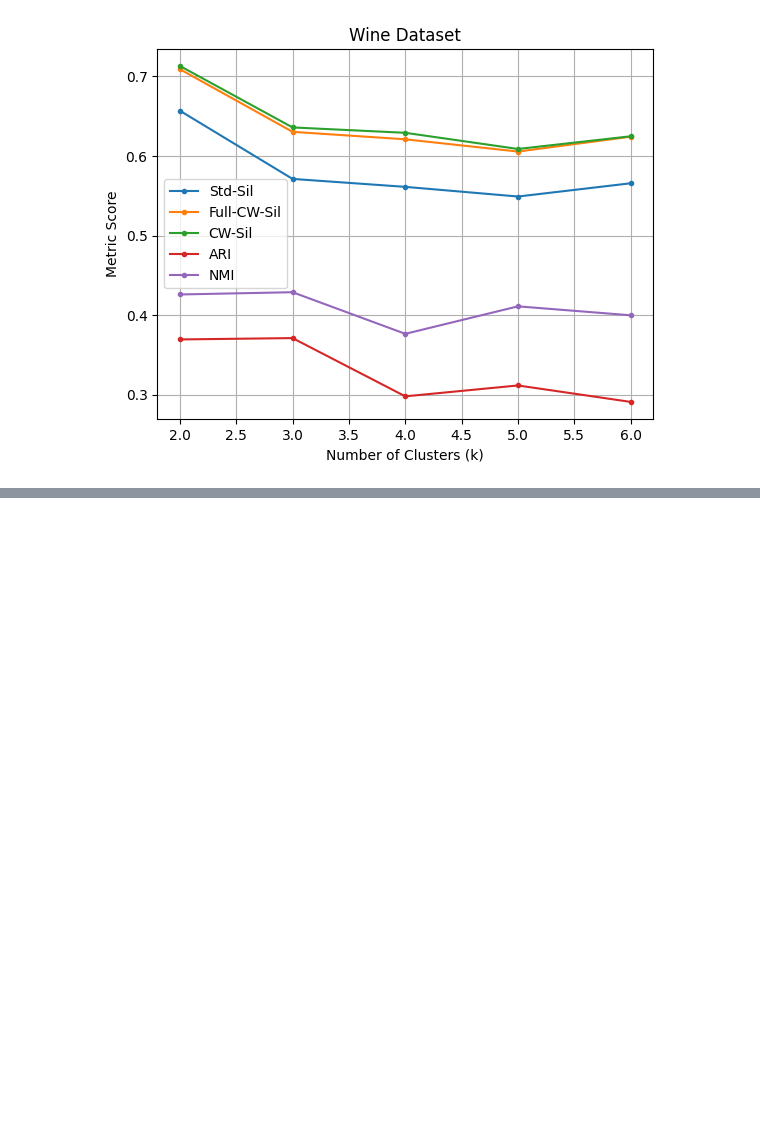
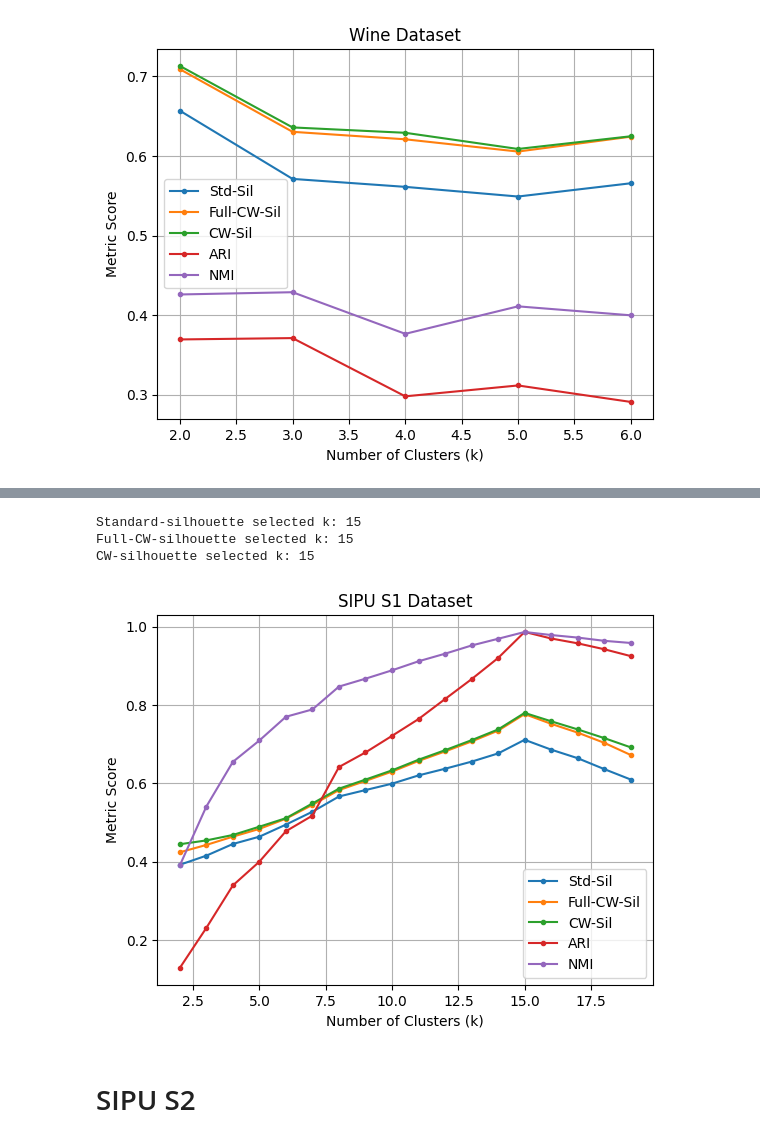
Before and after one commit to anon-code2026/Centroid-Weighted-Silhouette-Code, a Jupyter notebook: 5_4_benchmar_datasets.ipynb, the cells around one changed output, grey strips where cells are left out. Cells and saved outputs as stored; diff of their text form; code cells hidden in the pictures; blank space fills up the shorter version.

```diff
--- a/5_4_benchmar_datasets.ipynb
+++ b/5_4_benchmar_datasets.ipynb
@@ -403,0 +441,26 @@ plt.show()
+# %%
+k_values = [i for i in range(2,20)]
+results_s1 = []
+
+for k in k_values:
+    kmeans = KMeans(n_clusters=k, random_state=51, n_init=10)
+    labels_pred = kmeans.fit_predict(X)
+
+    std_sil = silhouette_score(X, labels_pred)
+    full_cw_sil = full_cw_sil_score(X, labels_pred)
+    cw_sil = cw_sil_score(X, labels_pred)
+
+    ari = adjusted_rand_score(y, labels_pred)
+    nmi = normalized_mutual_info_score(y, labels_pred)
+
+    results_s1.append({
+        "k": k,
+        "standard_silhouette": std_sil,
+        "full_cw_sil": full_cw_sil,
+        "cw_sil": cw_sil,
+        "ARI": ari,
+        "NMI": nmi
+    })
+# %%
+df_results_s1 = pd.DataFrame(results_s1)
+display(df_results_s1)
@@ -403,0 +485,32 @@ plt.show()
+# %%
+k_std = df_results_s1.loc[df_results_s1["standard_silhouette"].idxmax(), "k"]
+k_full_cw = df_results_s1.loc[df_results_s1["full_cw_sil"].idxmax(), "k"]
+k_cw = df_results_s1.loc[df_results_s1["cw_sil"].idxmax(), "k"]
+
+print("Standard-silhouette selected k:", k_std)
+print("Full-CW-silhouette selected k:", k_full_cw)
+print("CW-silhouette selected k:", k_cw)
+# %% [output]
+Standard-silhouette selected k: 15
+Full-CW-silhouette selected k: 15
+CW-silhouette selected k: 15
+# %%
+plt.figure()
+
+plt.plot(k_values, df_results_s1["standard_silhouette"], marker='.', label="Std-Sil")
+plt.plot(k_values, df_results_s1["full_cw_sil"], marker='.', label="Full-CW-Sil")
+plt.plot(k_values, df_results_s1["cw_sil"], marker='.', label="CW-Sil")
+plt.plot(k_values, df_results_s1["ARI"], marker='.', label="ARI")
+plt.plot(k_values, df_results_s1["NMI"], marker='.', label="NMI")
+
+plt.xlabel('Number of Clusters (k)')
+plt.ylabel('Metric Score')
+plt.title('SIPU S1 Dataset')
+plt.legend()
+plt.grid()
+
+plt.show()
+# %% [output]
+[figure, added]
+# %% [markdown]
+# SIPU S2
```
Also changed, not shown: parts of 18 cells of this notebook, 7 other files.
